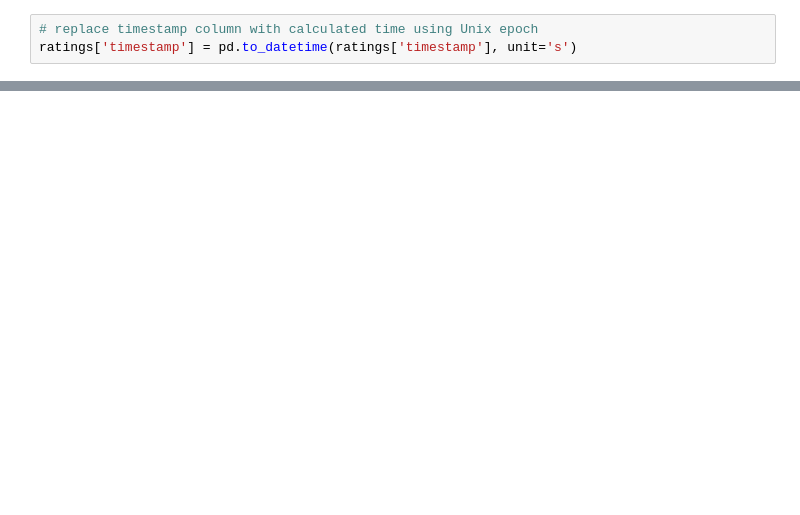
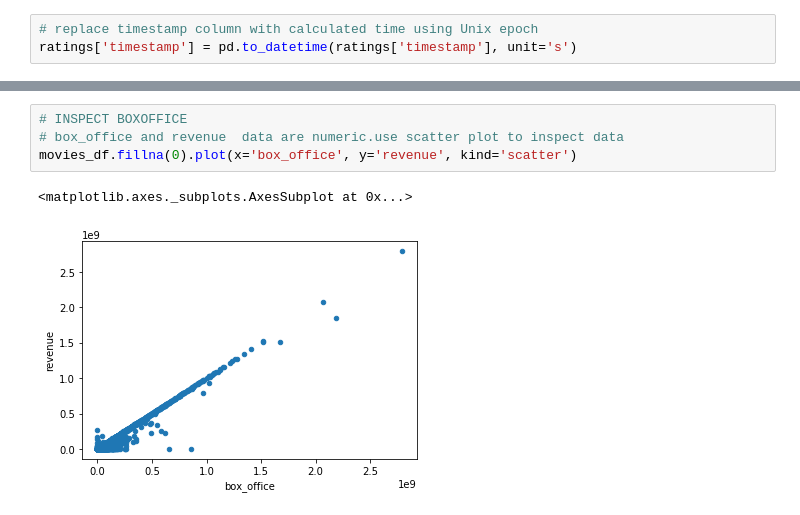
Before and after one commit to fmgribbon/Movies_ETL, a Jupyter notebook: ETL.ipynb, the cells around one changed output, grey strips where cells are left out. Cells and saved outputs as stored; diff of their text form; blank space fills up the shorter version.

```diff
--- a/ETL.ipynb
+++ b/ETL.ipynb
@@ -334,0 +835,7 @@ ratings['rating'].describe()
+# %%
+# INSPECT BOXOFFICE
+# box_office and revenue  data are numeric.use scatter plot to inspect data
+movies_df.fillna(0).plot(x='box_office', y='revenue', kind='scatter')
+# %% [output]
+<matplotlib.axes._subplots.AxesSubplot at 0x...>
+[figure, added]
```
Also changed, not shown: parts of 71 cells of this notebook.
